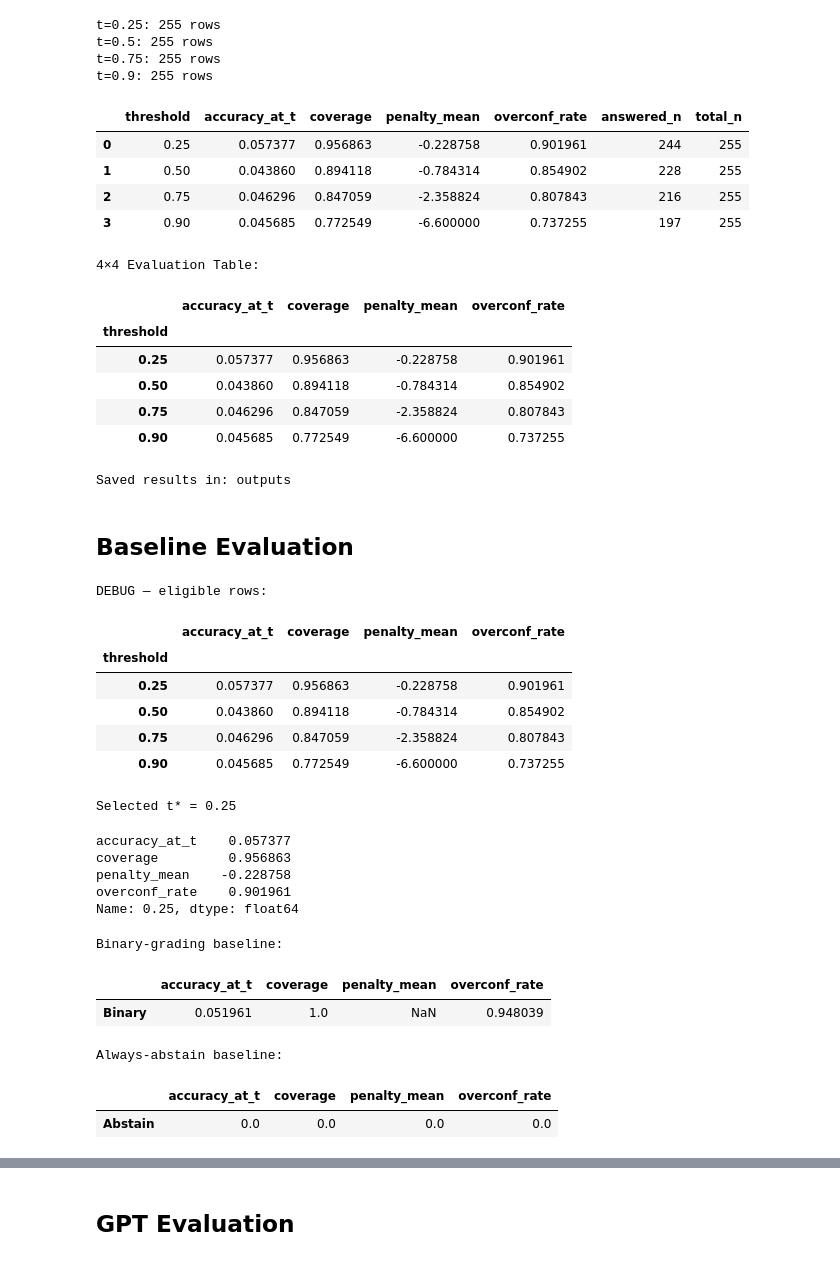
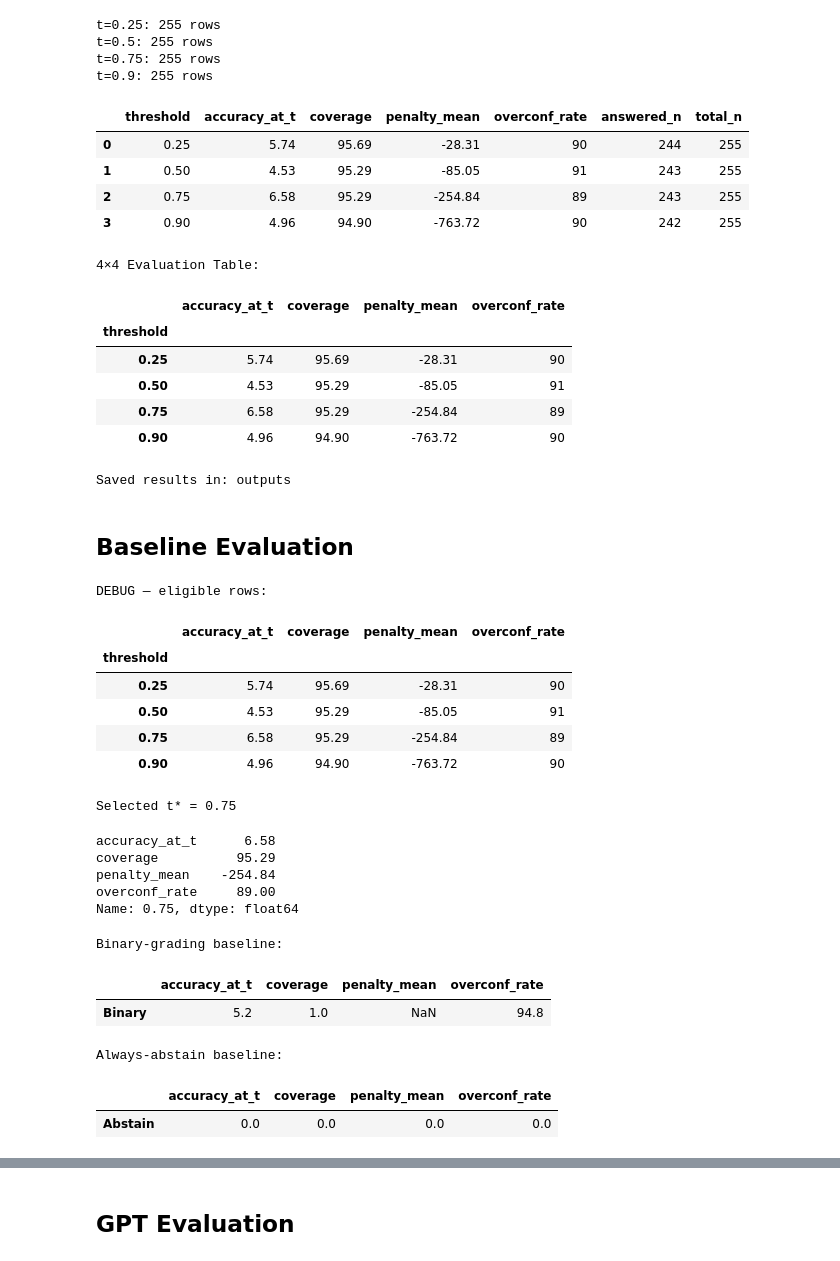
Before and after one commit to stutisinghal008/llm-eval, a Jupyter notebook: eval/gpqa-evaluation.ipynb, the cells around one changed output, grey strips where cells are left out. Drawn from its saved outputs; the diff is of its cells as text; code cells hidden in the pictures.

```diff
--- a/eval/gpqa-evaluation.ipynb
+++ b/eval/gpqa-evaluation.ipynb
@@ -30,7 +30,7 @@ def penalty_score(pred: str, gold: str, p: float, t: float) -> float:
         return 0.0
     if pred == gold:
         return 1.0
-    return - (p * t) / (1.0 - t)
+    return round(- (p * t) / (1.0 - t),2)
 
 
 #Metric 1
@@ -46,7 +46,7 @@ def accuracy_at_threshold(df: pd.DataFrame, t: float) -> float:
     if answered_n == 0:
         return 0.0
     correct = (df["predicted_answer"] == df["answer"]) & answered
-    return float(correct.sum() / answered_n)
+    return round(100*float(correct.sum() / answered_n),2)
 
 #Metric 2
 def coverage(df: pd.DataFrame, t: float) -> float:
@@ -57,7 +57,7 @@ def coverage(df: pd.DataFrame, t: float) -> float:
     """
     if len(df) == 0:
         return 0.0
-    return float((df["confidence"] > t).sum() / len(df))
+    return round(100*float((df["confidence"] > t).sum() / len(df)),2)
 
 #Metric 3
 def penalty_adjusted_mean(df: pd.DataFrame, t: float) -> float:
@@ -69,7 +69,7 @@ def penalty_adjusted_mean(df: pd.DataFrame, t: float) -> float:
         penalty_score(r.predicted_answer, r.answer, float(r.confidence), t)
         for r in df.itertuples(index=False)
     ]
-    return float(np.mean(scores)) if scores else 0.0
+    return round(float(np.mean(scores)) if scores else 0.0,2)
 
 #Metric 4
 def overconfidence_rate(df: pd.DataFrame, t: float) -> float:
@@ -81,7 +81,7 @@ def overconfidence_rate(df: pd.DataFrame, t: float) -> float:
     if len(df) == 0:
         return 0.0
     mask = (df["predicted_answer"] != df["answer"]) & (df["confidence"] > t)
-    return float(mask.sum() / len(df))
+    return round(100*float(mask.sum() / len(df)))
 # %% [markdown]
 ## Qwen Evaluation
 # %%
@@ -93,7 +93,7 @@ df = pd.read_csv(CSV_PATH)
 # Normalize strings & types
 df["answer"] = df["answer"].astype(str).str.strip().str.upper()
 df["predicted_answer"] = df["predicted_answer"].astype(str).str.strip().str.upper()
-df["confidence"] = pd.to_numeric(df["confidence"], errors="coerce").fillna(0.0)
+df["confidence"] = round(100*pd.to_numeric(df["confidence"], errors="coerce").fillna(0.0),2)
 df["threshold"] = pd.to_numeric(df["threshold"], errors="coerce")
 
 print(f"✅ Loaded {len(df)} rows from {CSV_PATH.name}")
@@ -120,28 +120,28 @@ t=0.9: 255 rows
 # %%
 # ===== Cell 5 — Compute metrics per threshold =====
 metrics_rows = []
 
 for t in THRESHOLDS:
     df_t = dfs_by_t[t]
 
     metrics_rows.append({
         "threshold": t,
         "accuracy_at_t": accuracy_at_threshold(df_t, t),
         "coverage": coverage(df_t, t),
         "penalty_mean": penalty_adjusted_mean(df_t, t),
-        "overconf_rate": overconfidence_rate(df_t, t),
+        "overconf_rate": round(overconfidence_rate(df_t, t),2),
         "answered_n": int((df_t["confidence"] > t).sum()),
         "total_n": len(df_t)
     })
 
 metrics_df = pd.DataFrame(metrics_rows).sort_values("threshold").reset_index(drop=True)
 metrics_df
 # %% [output]
 |  | threshold | accuracy_at_t | coverage | penalty_mean | overconf_rate | answered_n | total_n |
-| 0 | 0.25 | 0.057377 | 0.956863 | -0.228758 | 0.901961 | 244 | 255 |
-| 1 | 0.50 | 0.043860 | 0.894118 | -0.784314 | 0.854902 | 228 | 255 |
-| 2 | 0.75 | 0.046296 | 0.847059 | -2.358824 | 0.807843 | 216 | 255 |
-| 3 | 0.90 | 0.045685 | 0.772549 | -6.600000 | 0.737255 | 197 | 255 |
+| 0 | 0.25 | 5.74 | 95.69 | -28.31 | 90 | 244 | 255 |
+| 1 | 0.50 | 4.53 | 95.29 | -85.05 | 91 | 243 | 255 |
+| 2 | 0.75 | 6.58 | 95.29 | -254.84 | 89 | 243 | 255 |
+| 3 | 0.90 | 4.96 | 94.90 | -763.72 | 90 | 242 | 255 |
 # %%
 # ===== Cell 6 — 4×4 evaluation table =====
 eval_table = (
@@ -162,10 +162,10 @@ print(f"Saved results in: {OUTPUT_PATH}")
 4×4 Evaluation Table:
 |  | accuracy_at_t | coverage | penalty_mean | overconf_rate |
 | threshold |  |  |  |  |
-| 0.25 | 0.057377 | 0.956863 | -0.228758 | 0.901961 |
-| 0.50 | 0.043860 | 0.894118 | -0.784314 | 0.854902 |
-| 0.75 | 0.046296 | 0.847059 | -2.358824 | 0.807843 |
-| 0.90 | 0.045685 | 0.772549 | -6.600000 | 0.737255 |
+| 0.25 | 5.74 | 95.69 | -28.31 | 90 |
+| 0.50 | 4.53 | 95.29 | -85.05 | 91 |
+| 0.75 | 6.58 | 95.29 | -254.84 | 89 |
+| 0.90 | 4.96 | 94.90 | -763.72 | 90 |
 Saved results in: outputs
 # %% [markdown]
 ## Baseline Evaluation
@@ -185,16 +185,16 @@ display(best_row)
 DEBUG — eligible rows:
 |  | accuracy_at_t | coverage | penalty_mean | overconf_rate |
 | threshold |  |  |  |  |
-| 0.25 | 0.057377 | 0.956863 | -0.228758 | 0.901961 |
-| 0.50 | 0.043860 | 0.894118 | -0.784314 | 0.854902 |
-| 0.75 | 0.046296 | 0.847059 | -2.358824 | 0.807843 |
-| 0.90 | 0.045685 | 0.772549 | -6.600000 | 0.737255 |
+| 0.25 | 5.74 | 95.69 | -28.31 | 90 |
+| 0.50 | 4.53 | 95.29 | -85.05 | 91 |
+| 0.75 | 6.58 | 95.29 | -254.84 | 89 |
+| 0.90 | 4.96 | 94.90 | -763.72 | 90 |
-Selected t* = 0.25
+Selected t* = 0.75
-accuracy_at_t    0.057377
-coverage         0.956863
-penalty_mean    -0.228758
-overconf_rate    0.901961
-Name: 0.25, dtype: float64
+accuracy_at_t      6.58
+coverage          95.29
+penalty_mean    -254.84
+overconf_rate     89.00
+Name: 0.75, dtype: float64
 # %%
 # ===== Cell 2 – Compute binary-grading and always-abstain baselines =====
 import numpy as np
@@ -210,10 +210,10 @@ wrong_rate = 1 - binary_acc
 
 # Binary baseline metrics (answers everything)
 binary_row = {
-    "accuracy_at_t": binary_acc,
+    "accuracy_at_t": round(100*binary_acc,2),
     "coverage": 1.0,
     "penalty_mean": np.nan,  # you can fill with projected penalty if desired
-    "overconf_rate": wrong_rate,
+    "overconf_rate": round(100*wrong_rate,2),
 }
 
 # Always-abstain baseline metrics
@@ -231,7 +231,7 @@ display(pd.DataFrame([abstain_row], index=["Abstain"]))
 # %% [output]
 Binary-grading baseline:
 |  | accuracy_at_t | coverage | penalty_mean | overconf_rate |
-| Binary | 0.051961 | 1.0 | NaN | 0.948039 |
+| Binary | 5.2 | 1.0 | NaN | 94.8 |
 Always-abstain baseline:
 |  | accuracy_at_t | coverage | penalty_mean | overconf_rate |
 | Abstain | 0.0 | 0.0 | 0.0 | 0.0 |
```
Also changed, not shown: parts of 27 cells of this notebook, 27 other files.
